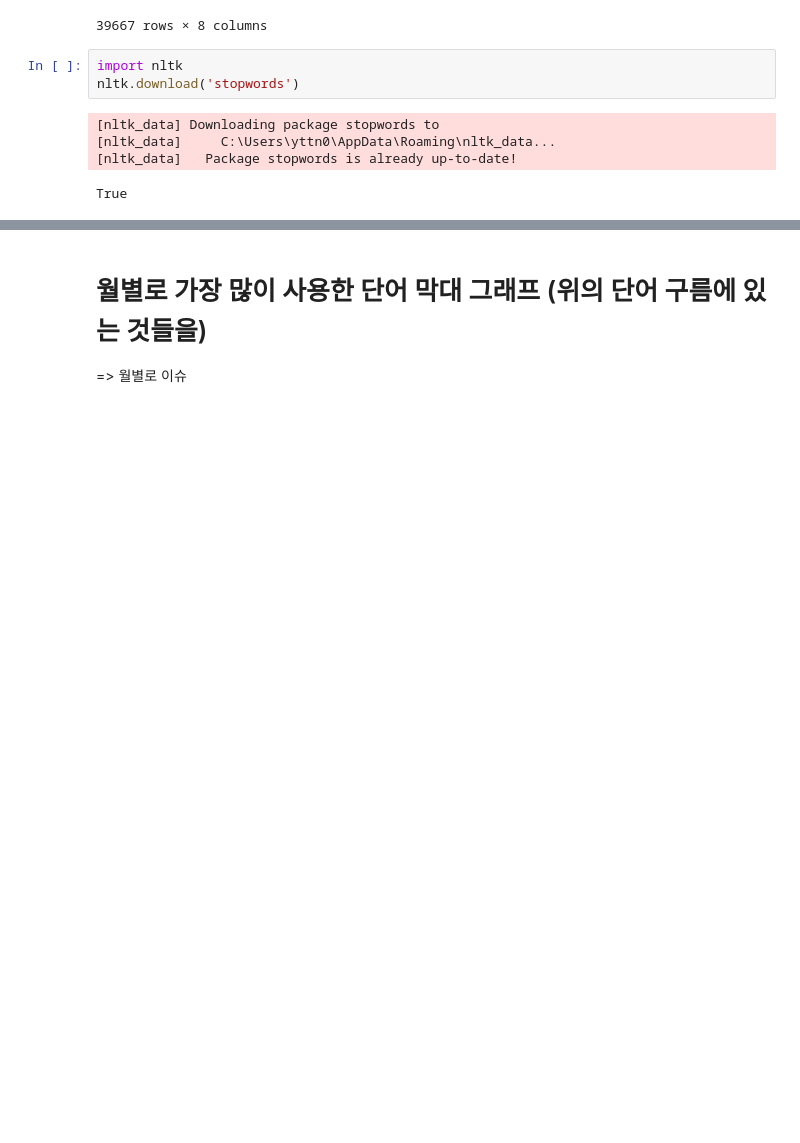
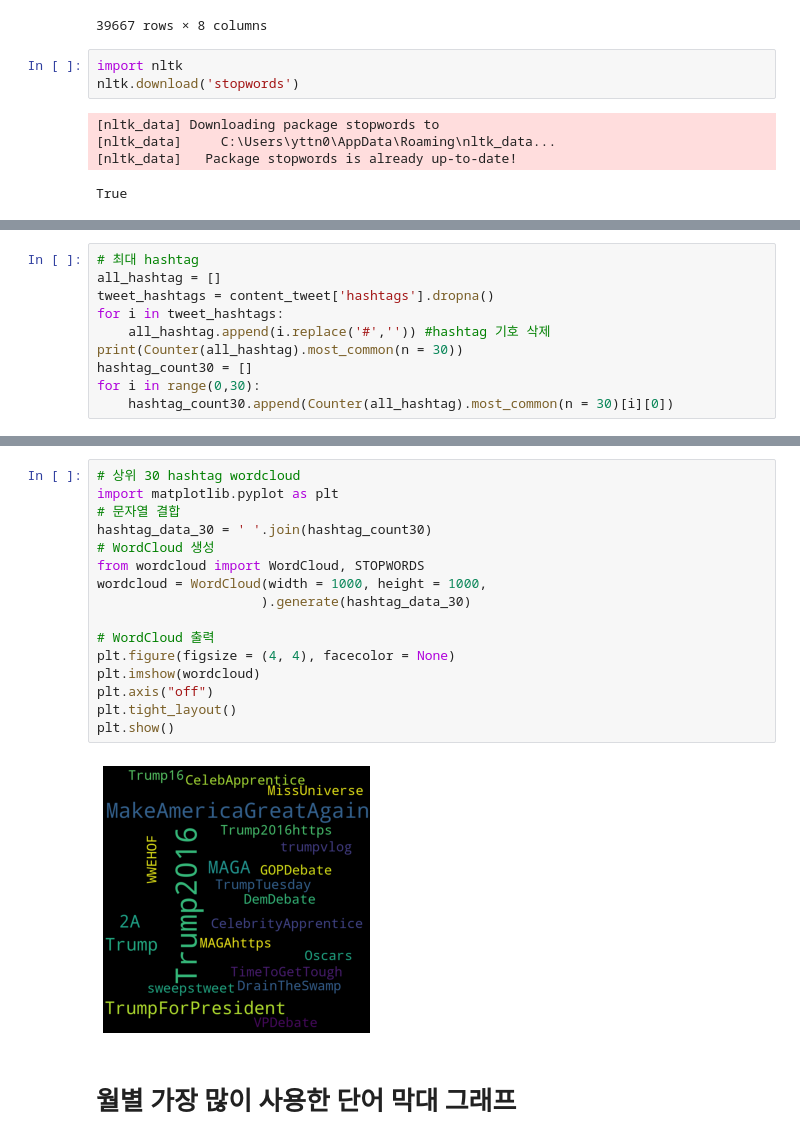
Before and after one commit to DaDa0013/Data_analysis_projects, a Jupyter notebook: Trump_twit/Trump_tweets.ipynb, the cells around one changed output, grey strips where cells are left out. Cells and saved outputs as stored; diff of their text form; blank space fills up the shorter version.

```diff
--- a/Trump_twit/Trump_tweets.ipynb
+++ b/Trump_twit/Trump_tweets.ipynb
@@ -88,0 +103,10 @@ print(Counter(word).most_common(n = 10))# 제일 많은 단어 10개 출력
+# %%
+# 최대 hashtag
+all_hashtag = []
+tweet_hashtags = content_tweet['hashtags'].dropna()
+for i in tweet_hashtags:
+    all_hashtag.append(i.replace('#','')) #hashtag 기호 삭제
+print(Counter(all_hashtag).most_common(n = 30))
+hashtag_count30 = []
+for i in range(0,30):
+    hashtag_count30.append(Counter(all_hashtag).most_common(n = 30)[i][0])
@@ -89,3 +153,20 @@ print(Counter(word).most_common(n = 10))# 제일 많은 단어 10개 출력
+# %%
+# 상위 30 hashtag wordcloud
+import matplotlib.pyplot as plt
+# 문자열 결합
+hashtag_data_30 = ' '.join(hashtag_count30)
+# WordCloud 생성
+from wordcloud import WordCloud, STOPWORDS
+wordcloud = WordCloud(width = 1000, height = 1000,
+                     ).generate(hashtag_data_30)
+
+# WordCloud 출력
+plt.figure(figsize = (4, 4), facecolor = None)
+plt.imshow(wordcloud)
+plt.axis("off")
+plt.tight_layout()
+plt.show()
+# %% [output]
+[figure, added]
 # %% [markdown]
-# 월별로 가장 많이 사용한 단어 막대 그래프 (위의 단어 구름에 있는 것들을)
-=> 월별로 이슈
+# 월별 가장 많이 사용한 단어 막대 그래프
```
Also changed, not shown: parts of 16 cells of this notebook.
